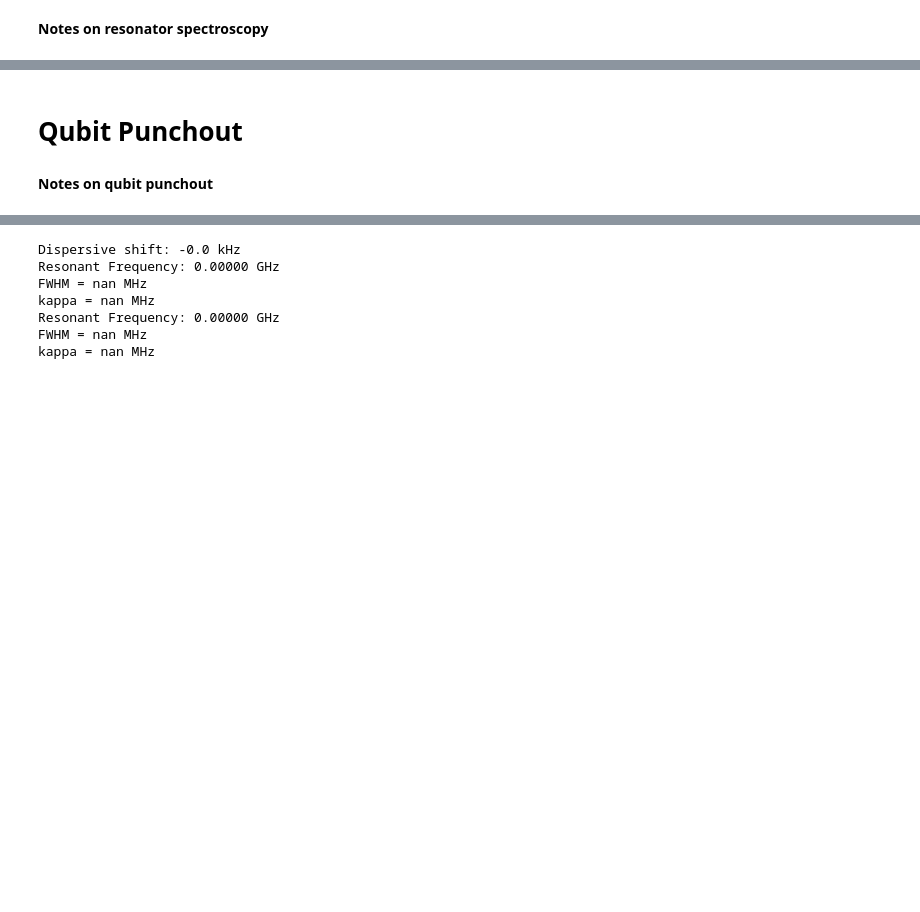
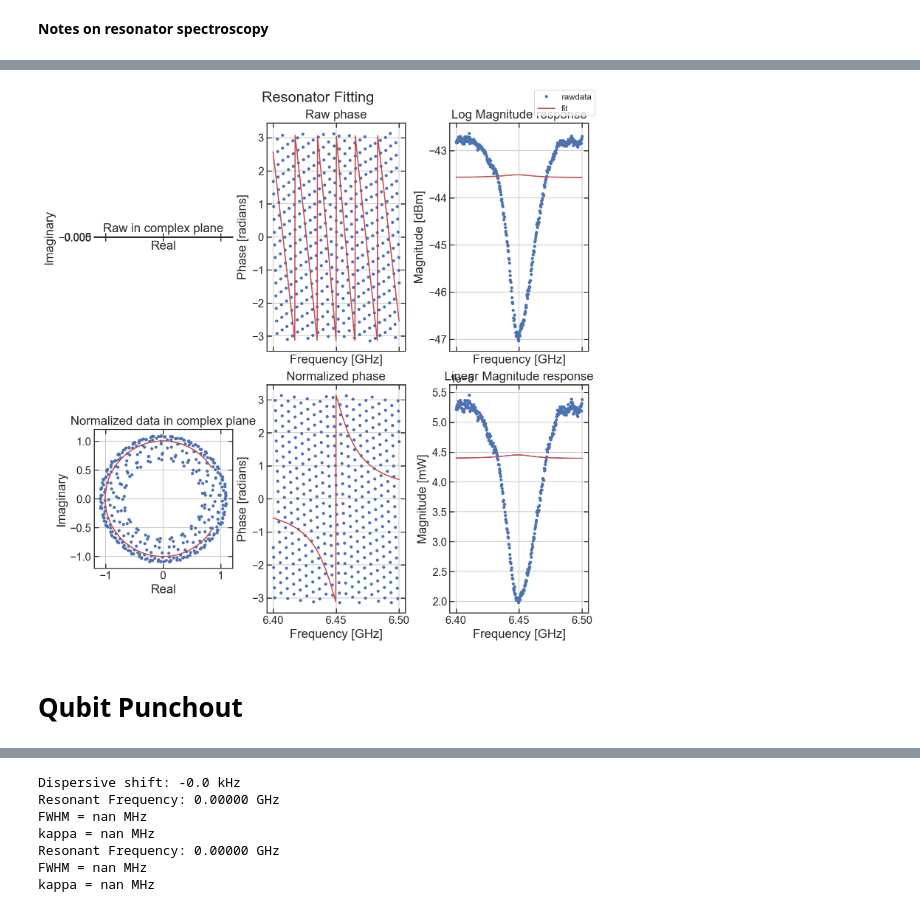
Before and after one commit to LFL-Lab/Dissipator, a Jupyter notebook: darpa_measurements.ipynb, the cells around one changed output, grey strips where cells are left out. Cells and saved outputs as stored; diff of their text form; code cells hidden in the pictures; blank space fills up the shorter version.

```diff
--- a/darpa_measurements.ipynb
+++ b/darpa_measurements.ipynb
@@ -162,4 +164,8 @@ kappa = nan MHz
+# %%
+res = Resonator(port_type='n',f_data=data['freqs'],z_data=data['I']+1j*data['Q'])
+res.autofit(electric_delay=50e-9)
+res.show()
+# %% [output]
+[figure, added]
 # %% [markdown]
 # Qubit Punchout
-# %% [markdown]
-**Notes on qubit punchout**
```
Also changed, not shown: parts of 12 cells of this notebook, 11 other files.
